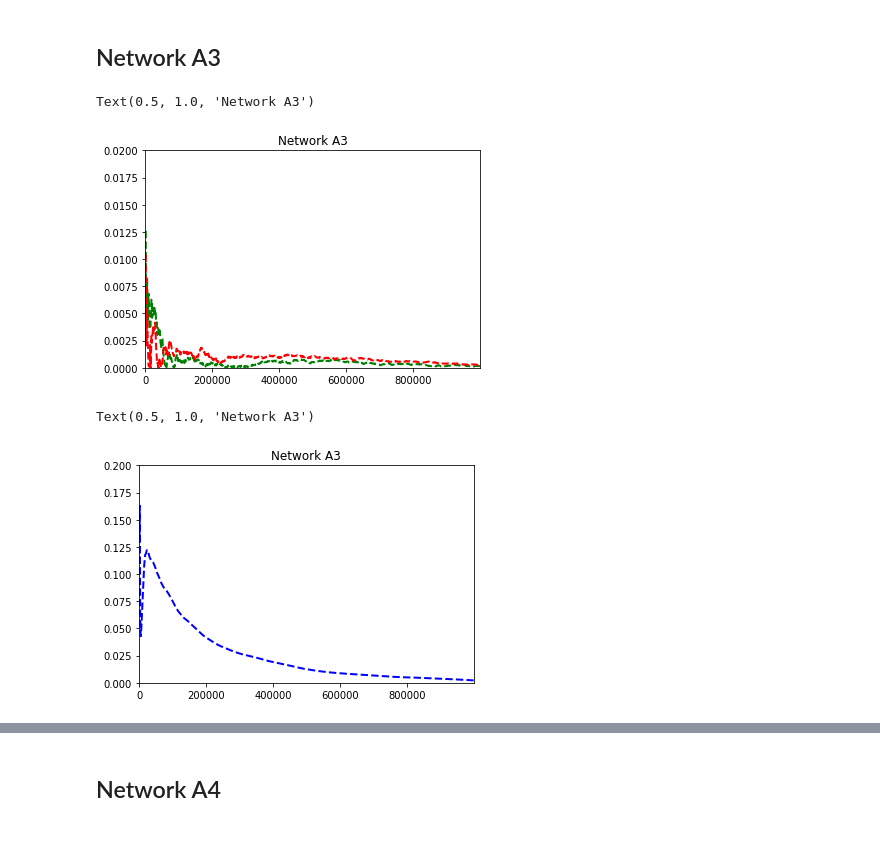
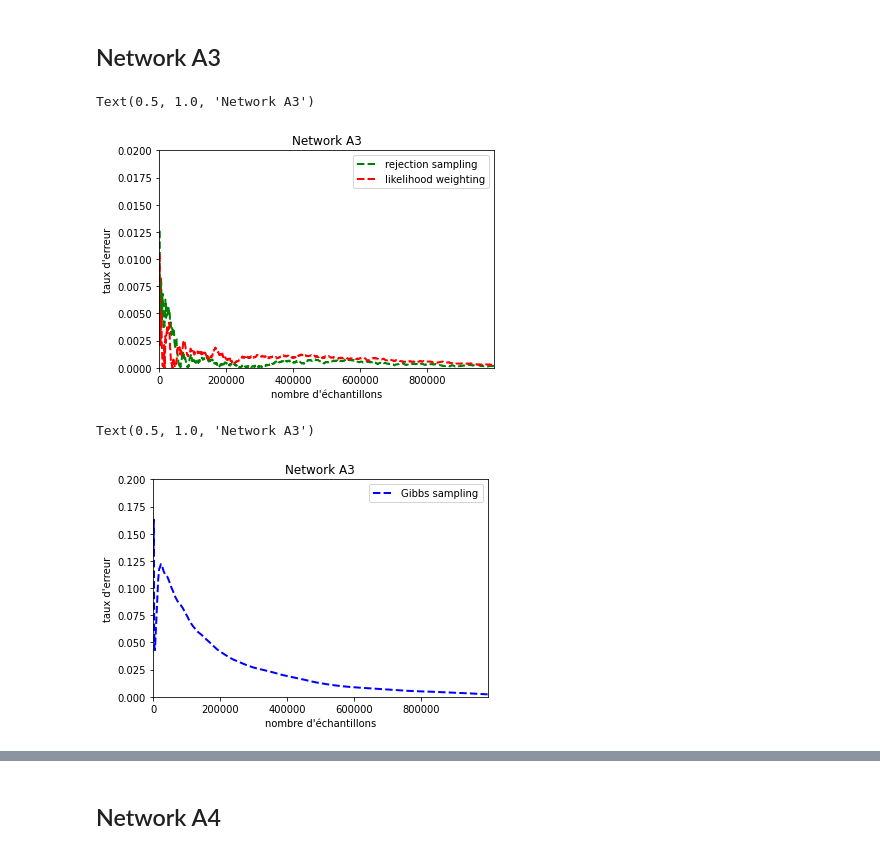
Before and after one commit to mxmboyer/decision-projet, a Jupyter notebook: data_viz.ipynb, the cells around one changed output, grey strips where cells are left out. Cells and saved outputs as stored; diff of their text form; code cells hidden in the pictures.

```diff
--- a/data_viz.ipynb
+++ b/data_viz.ipynb
@@ -30,10 +33,17 @@ Text(0.5, 1.0, 'Network Earthquake - performances')
 # %%
 time_lw = pd.read_csv("lw_time_Earthquake.csv")
+time_g = pd.read_csv("gibbs_time_Earthquake.csv")
 list_time_lw = list()
+list_time_g = list()
 for i in range(len(time_lw)):
     list_time_lw.append(time_lw.iloc[i]["temps_execution"])
+    list_time_g.append(time_g.iloc[i]["temps_execution"])
 tab_y_time = [(n+1)*1000 for n in range(999)]
 pyplot.plot(tab_y_time, list_time_lw, color = 'red', linestyle = 'dashed', linewidth = 2)
-pyplot.axis([-1000, 999999, 0, 10])
-pyplot.title("Network Earthquake - Temps")
+pyplot.plot(tab_y_time, list_time_g, color = 'blue', linestyle = 'dashed', linewidth = 2)
+pyplot.axis([-1000, 999999, 0, 18])
+pyplot.xlabel("nombre d'échantillons")
+pyplot.ylabel("temps d'exécution (en secondes)")
+pyplot.legend(["likelihood weighting", "Gibbs sampling"], loc ="lower right")
+pyplot.title("Network Earthquake - Complexité")
 # %% [output]
@@ -113,0 +152,12 @@ Text(0.5, 1.0, 'Network A2')
+# %%
+time_lw = pd.read_csv("lw_time_A2.csv")
+list_time_lw2 = list()
+for i in range(len(time_lw)):
+    list_time_lw2.append(time_lw.iloc[i]["temps_execution"])
+tab_y_time = [(n+1)*1000 for n in range(999)]
+pyplot.plot(tab_y_time, list_time_lw2, color = 'red', linestyle = 'dashed', linewidth = 2)
+pyplot.axis([-1000, 999999, 0, 13])
+pyplot.xlabel("nombre d'échantillons")
+pyplot.ylabel("temps d'exécution (en secondes)")
+pyplot.legend(["likelihood weighting"], loc ="upper left")
+pyplot.title("Network A2 - Complexité")
@@ -116,37 +169,43 @@ Text(0.5, 1.0, 'Network A2')
 # %%
 proba_exacte3 = [0.2566000058459175, 0.7433999941540825]
 
 df_rej3 = pd.read_csv("rejet_A3.csv")
 df_lw3 = pd.read_csv("lw_A3.csv")
 df_gibbs3 = pd.read_csv("gibbs_A3.csv")
 somme_rej = 0
 somme_lw = 0
 somme_g = 0
-erreur_rej = list()
-erreur_lw = list()
-erreur_g = list()
+erreur_rej3 = list()
+erreur_lw3 = list()
+erreur_g3 = list()
 for i in range (len(df_gibbs3)):
     somme_rej += df_rej3.iloc[i]["prob_false"]
     somme_lw += df_lw3.iloc[i]["prob_false"]
     somme_g += df_gibbs3.iloc[i]["prob_false"]
     cumul_proba_rej = somme_rej / (i+1)
     cumul_proba_lw = somme_lw / (i+1)
     cumul_proba_g = somme_g / (i+1)
-    erreur_rej.append(abs(cumul_proba_rej - proba_exacte3[0]))
-    erreur_lw.append(abs(cumul_proba_lw - proba_exacte3[0]))
-    erreur_g.append(abs(cumul_proba_g - proba_exacte3[0]))
+    erreur_rej3.append(abs(cumul_proba_rej - proba_exacte3[0]))
+    erreur_lw3.append(abs(cumul_proba_lw - proba_exacte3[0]))
+    erreur_g3.append(abs(cumul_proba_g - proba_exacte3[0]))
 tab_y = [(n+1)*1000 for n in range(1000)]
-pyplot.plot(tab_y, erreur_rej, color = 'green', linestyle = 'dashed', linewidth = 2)
-pyplot.plot(tab_y, erreur_lw, color = 'red', linestyle = 'dashed', linewidth = 2)
+pyplot.plot(tab_y, erreur_rej3, color = 'green', linestyle = 'dashed', linewidth = 2)
+pyplot.plot(tab_y, erreur_lw3, color = 'red', linestyle = 'dashed', linewidth = 2)
 pyplot.axis([-1000, 999999, 0, 0.02])
+pyplot.xlabel("nombre d'échantillons")
+pyplot.ylabel("taux d'erreur")
+pyplot.legend(["rejection sampling", "likelihood weighting"], loc ="upper right")
 pyplot.title("Network A3")
 # %% [output]
 Text(0.5, 1.0, 'Network A3')
-[figure, old version]
+[figure, new version]
 # %%
-pyplot.plot(tab_y, erreur_g, color = 'blue', linestyle = 'dashed', linewidth = 2)
+pyplot.plot(tab_y, erreur_g3, color = 'blue', linestyle = 'dashed', linewidth = 2)
 pyplot.axis([-1000, 999999, 0, 0.2])
+pyplot.xlabel("nombre d'échantillons")
+pyplot.ylabel("taux d'erreur")
+pyplot.legend(["Gibbs sampling"], loc ="upper right")
 pyplot.title("Network A3")
 # %% [output]
 Text(0.5, 1.0, 'Network A3')
-[figure, old version]
+[figure, new version]
```
Also changed, not shown: parts of 20 cells of this notebook.
